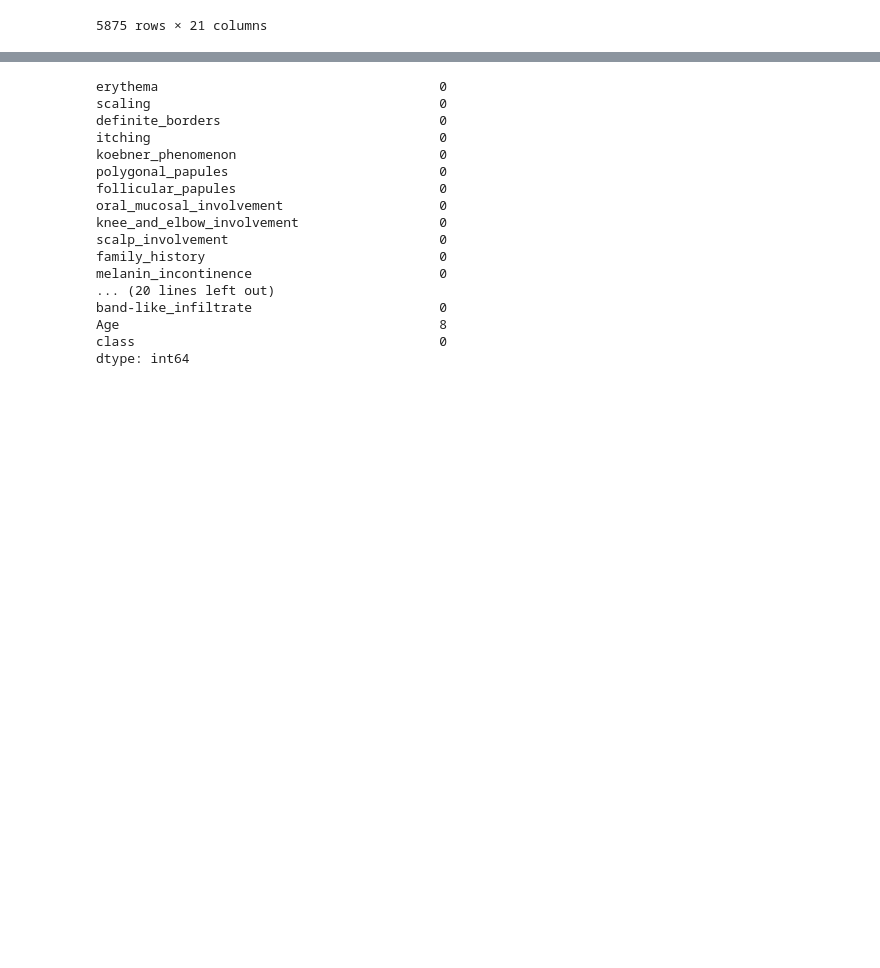
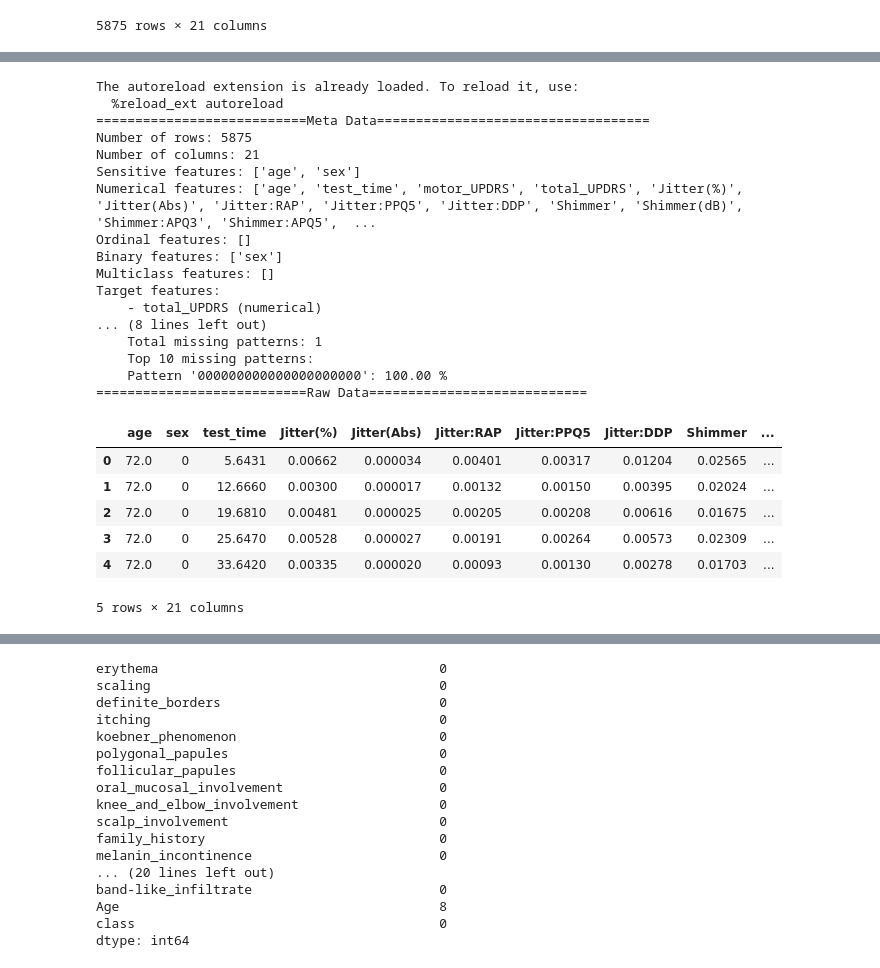
Before and after one commit to sitaomin1994/MedicalDataKit, a Jupyter notebook: notebook/data_fetch.ipynb, the cells around one changed output, grey strips where cells are left out. Cells and saved outputs as stored; diff of their text form; code cells hidden in the pictures; blank space fills up the shorter version.

```diff
--- a/notebook/data_fetch.ipynb
+++ b/notebook/data_fetch.ipynb
@@ -291,0 +261,39 @@ raw_data.corr()
+# %%
+%load_ext autoreload
+%autoreload 2
+from src.dataset.medical_dataset import ParkinsonsTelemonitoringDataset
+
+dataset = ParkinsonsTelemonitoringDataset()
+dataset.load()
+print("===========================Meta Data===================================")
+dataset.show_meta_data()
+print("===========================Missing Data Statistics============================")
+dataset.get_missing_data_statistics()
+dataset.show_missing_data_statistics()
+print("===========================Raw Data============================")
+dataset.raw_data.head()
+# %% [output]
+The autoreload extension is already loaded. To reload it, use:
+  %reload_ext autoreload
+===========================Meta Data===================================
+Number of rows: 5875
+Number of columns: 21
+Sensitive features: ['age', 'sex']
+Numerical features: ['age', 'test_time', 'motor_UPDRS', 'total_UPDRS', 'Jitter(%)', 'Jitter(Abs)', 'Jitter:RAP', 'Jitter:PPQ5', 'Jitter:DDP', 'Shimmer', 'Shimmer(dB)', 'Shimmer:APQ3', 'Shimmer:APQ5',  ...
+Ordinal features: []
+Binary features: ['sex']
+Multiclass features: []
+Target features:
+    - total_UPDRS (numerical)
+... (8 lines left out)
+    Total missing patterns: 1
+    Top 10 missing patterns:
+    Pattern '000000000000000000000': 100.00 %
+===========================Raw Data============================
+|  | age | sex | test_time | Jitter(%) | Jitter(Abs) | Jitter:RAP | Jitter:PPQ5 | Jitter:DDP | Shimmer | ... |
+| 0 | 72.0 | 0 | 5.6431 | 0.00662 | 0.000034 | 0.00401 | 0.00317 | 0.01204 | 0.02565 | ... |
+| 1 | 72.0 | 0 | 12.6660 | 0.00300 | 0.000017 | 0.00132 | 0.00150 | 0.00395 | 0.02024 | ... |
+| 2 | 72.0 | 0 | 19.6810 | 0.00481 | 0.000025 | 0.00205 | 0.00208 | 0.00616 | 0.01675 | ... |
+| 3 | 72.0 | 0 | 25.6470 | 0.00528 | 0.000027 | 0.00191 | 0.00264 | 0.00573 | 0.02309 | ... |
+| 4 | 72.0 | 0 | 33.6420 | 0.00335 | 0.000020 | 0.00093 | 0.00130 | 0.00278 | 0.01703 | ... |
+5 rows × 21 columns
```
Also changed, not shown: parts of 20 cells of this notebook, 3 other files.
